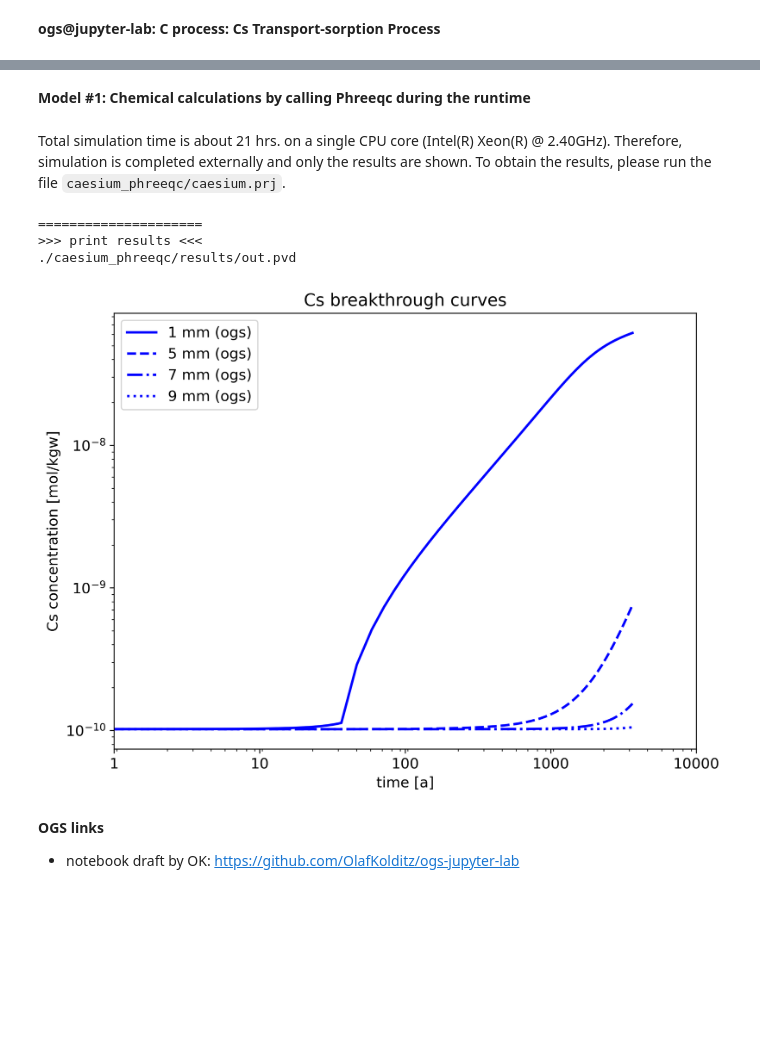
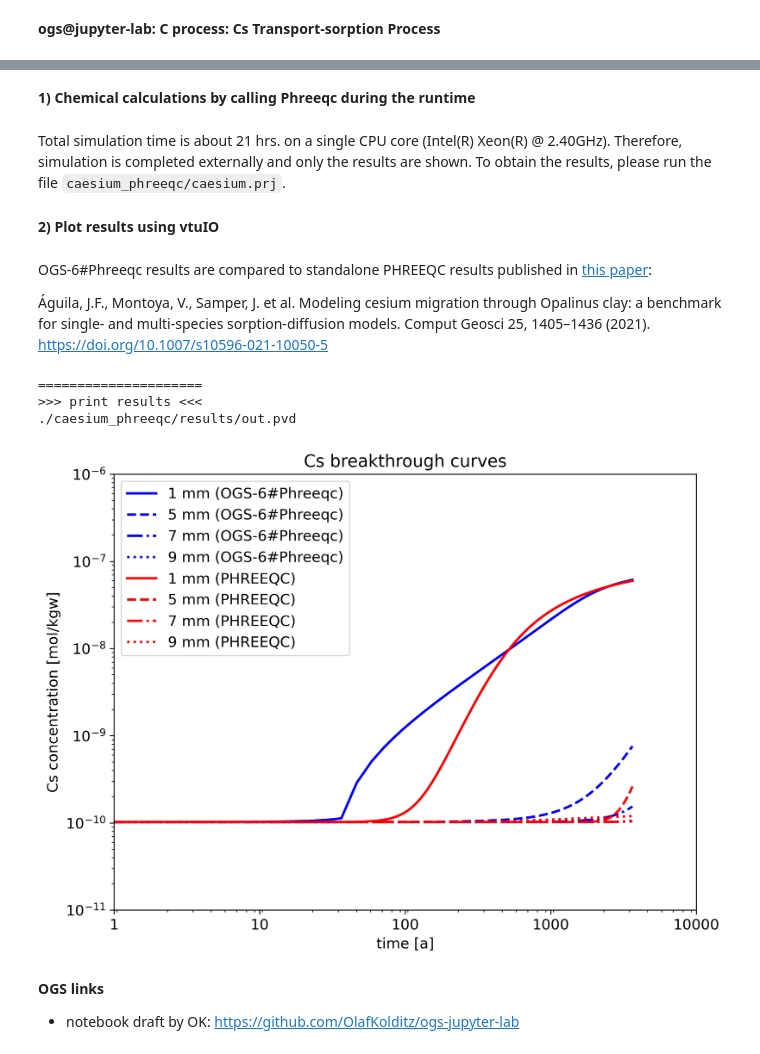
Before and after one commit to OlafKolditz/ogs-jupyter-lab, a Jupyter notebook: icross-model-chain/CaesiumSorption/ogs-jupyter-lab-icross-caesium-sorption.ipynb, the cells around one changed output, grey strips where cells are left out. Drawn from its saved outputs; the diff is of its cells as text; code cells hidden in the pictures; blank space fills up the shorter version.

Commit message:
add phreeqc results from paper

```diff
--- a/icross-model-chain/CaesiumSorption/ogs-jupyter-lab-icross-caesium-sorption.ipynb
+++ b/icross-model-chain/CaesiumSorption/ogs-jupyter-lab-icross-caesium-sorption.ipynb
@@ -6,15 +6,22 @@
 <td> <img src="../icross-logo-ok.png" alt="Drawing" style="width: 100px;"/> </td>
 </tr></table>
 # %% [markdown]
-**Model #1: Chemical calculations by calling Phreeqc during the runtime**
+**1) Chemical calculations by calling Phreeqc during the runtime**
 # %% [markdown]
 Total simulation time is about 21 hrs. on a single CPU core (Intel(R) Xeon(R) @ 2.40GHz). Therefore, simulation is completed externally and only the results are shown. To obtain the results, please run the file `caesium_phreeqc/caesium.prj`.
+# %% [markdown]
+**2) Plot results using vtuIO**
+# %% [markdown]
+OGS-6#Phreeqc results are compared to standalone PHREEQC results published in [this paper](https://rdcu.be/cyeMV):
+
+Águila, J.F., Montoya, V., Samper, J. et al. Modeling cesium migration through Opalinus clay: a benchmark for single- and multi-species sorption-diffusion models. Comput Geosci 25, 1405–1436 (2021). https://doi.org/10.1007/s10596-021-10050-5
 # %%
 import vtuIO
 import numpy as np
 import matplotlib.pyplot as plt
 from matplotlib.pyplot import cm
 import matplotlib as mpl
+import pandas as pd
 mpl.rcParams['figure.dpi'] = 300
 
 plt.style.use('../notebook.mplstyle')
@@ -22,45 +29,46 @@ print("=====================")
 print(">>> print results <<<")
 
 pvdfile = vtuIO.PVDIO("./caesium_phreeqc/results/out.pvd", dim=1)
 
 component = 'Cs'
 points={'pt0': (0.00101818,0.0,0.0), 'pt1': (0.00509091,0.0,0.0), 'pt2': (0.00701414,0.0,0.0), 'pt3': (0.00905051,0.0,0.0)}
 time = pvdfile.timesteps
 Cs_breakthrough = pvdfile.read_time_series(component, points)
 
-plt.plot(time, Cs_breakthrough["pt0"], "b-", label="1 mm (ogs)")
-plt.plot(time, Cs_breakthrough["pt1"], "b--", label="5 mm (ogs)")
-plt.plot(time, Cs_breakthrough["pt2"], "b-.", label="7 mm (ogs)")
-plt.plot(time, Cs_breakthrough["pt3"], "b:", label="9 mm (ogs)")
+#plot ogs results
+plt.plot(time, Cs_breakthrough["pt0"], "b-", label="1 mm (OGS-6#Phreeqc)")
+plt.plot(time, Cs_breakthrough["pt1"], "b--", label="5 mm (OGS-6#Phreeqc)")
+plt.plot(time, Cs_breakthrough["pt2"], "b-.", label="7 mm (OGS-6#Phreeqc)")
+plt.plot(time, Cs_breakthrough["pt3"], "b:", label="9 mm (OGS-6#Phreeqc)")
 
-
-# add extracted Flotran breakthrough curve
-# data_flotran_1mm = pd.read_csv("Flotran_1mm.csv", names=['a', 'Concentration'])
-# data_flotran_1mm.sort_values('a', inplace=True)
-# data_flotran_1mm['s'] = data_flotran_1mm['a']*24*3600
-# plt.plot(data_flotran_1mm['s'], data_flotran_1mm['Concentration'], color='green', label="1 mm (Flotran - extracted from paper)")
+#plot phreeqc results
+phr_results = pd.read_csv("breakthrough_phreeqc.csv")
+plt.plot(phr_results['time'], phr_results['cs_1mm'], label="1 mm (PHREEQC)", color="red", linestyle="-")
+plt.plot(phr_results['time'], phr_results['cs_5mm'], label="5 mm (PHREEQC)", color="red", linestyle="--")
+plt.plot(phr_results['time'], phr_results['cs_7mm'], label="7 mm (PHREEQC)", color="red", linestyle="-.")
+plt.plot(phr_results['time'], phr_results['cs_9mm'], label="9 mm (PHREEQC)", color="red", linestyle=":")
 
 plt.xscale('log')
 plt.xlim(86400, 86400*10000)
 plt.yscale('log')
-# plt.ylim(1e-11, 1e-6)
+plt.ylim(1e-11, 1e-6)
 titlestring="{} breakthrough curves".format(component)
 plt.title(titlestring)
 plt.xlabel('time [a]')
 x_labels = [1, 10, 100, 1000, 10000]
 x_ticks = [86400, 864000, 8640000, 86400000, 864000000]
 plt.xticks(x_ticks, x_labels)
 
 plt.ylabel('{} concentration [mol/kgw]'.format(component))
 plt.legend()
 plt.tight_layout()
 plt.savefig("{}.png".format(titlestring), dpi=70)
 plt.show()
 # %% [output]
 =====================
 >>> print results <<<
 ./caesium_phreeqc/results/out.pvd
-[figure, old version]
+[figure, new version]
 # %% [markdown]
 **OGS links**
 - notebook draft by OK: https://github.com/OlafKolditz/ogs-jupyter-lab
```
Also changed, not shown: 2 other files.
